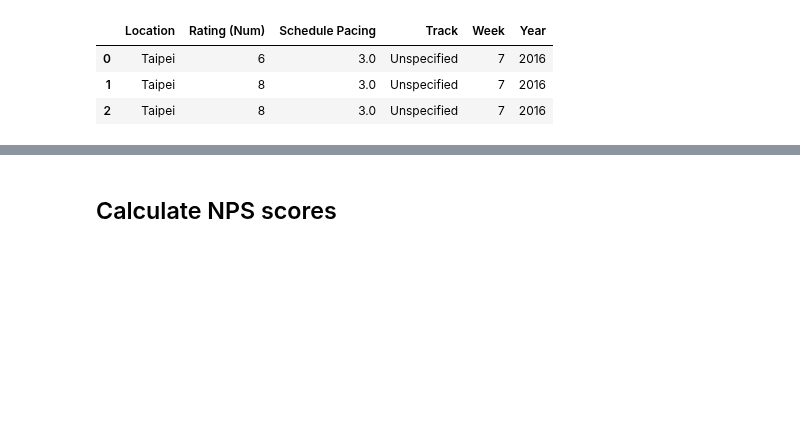
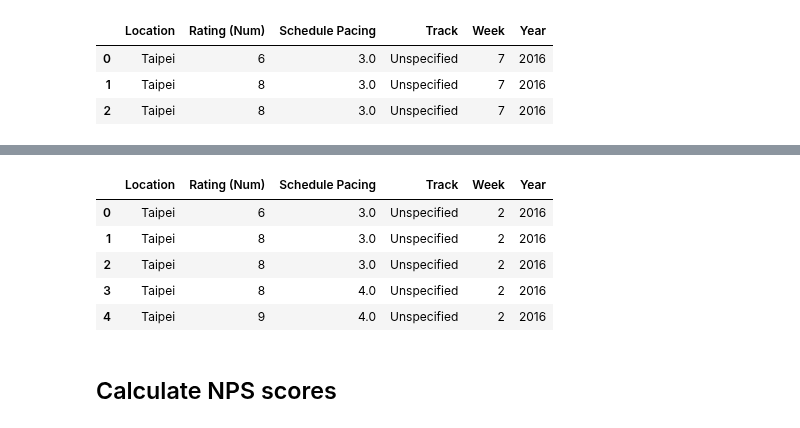
Before and after one commit to natepill/DS1.1, a Jupyter notebook: NPS/MS-Summer-Acadmey-2017.ipynb, the cells around one changed output, grey strips where cells are left out. Drawn from its saved outputs; the diff is of its cells as text; code cells hidden in the pictures; blank space fills up the shorter version.

```diff
--- a/NPS/MS-Summer-Acadmey-2017.ipynb
+++ b/NPS/MS-Summer-Acadmey-2017.ipynb
@@ -677,3 +688,14 @@ array([ 6,  8,  9,  4,  0,  1,  2, 10,  3,  5,  7])
+# %%
+data_2016 = the_truth[the_truth["Year"] == "2016"]
+
+data_2016.head()
+# %% [output]
+|  | Location | Rating (Num) | Schedule Pacing | Track | Week | Year |
+| 0 | Taipei | 6 | 3.0 | Unspecified | 2 | 2016 |
+| 1 | Taipei | 8 | 3.0 | Unspecified | 2 | 2016 |
+| 2 | Taipei | 8 | 3.0 | Unspecified | 2 | 2016 |
+| 3 | Taipei | 8 | 4.0 | Unspecified | 2 | 2016 |
+| 4 | Taipei | 9 | 4.0 | Unspecified | 2 | 2016 |
 # %% [markdown]
 ## Calculate NPS scores
 # %%
```
Also changed, not shown: parts of 12 cells of this notebook, 4 other files.
